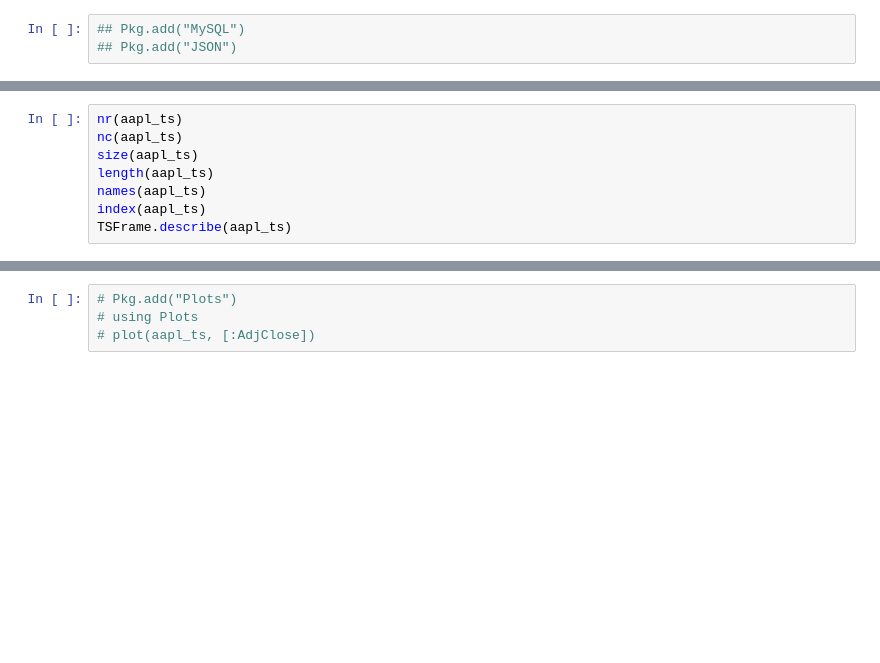
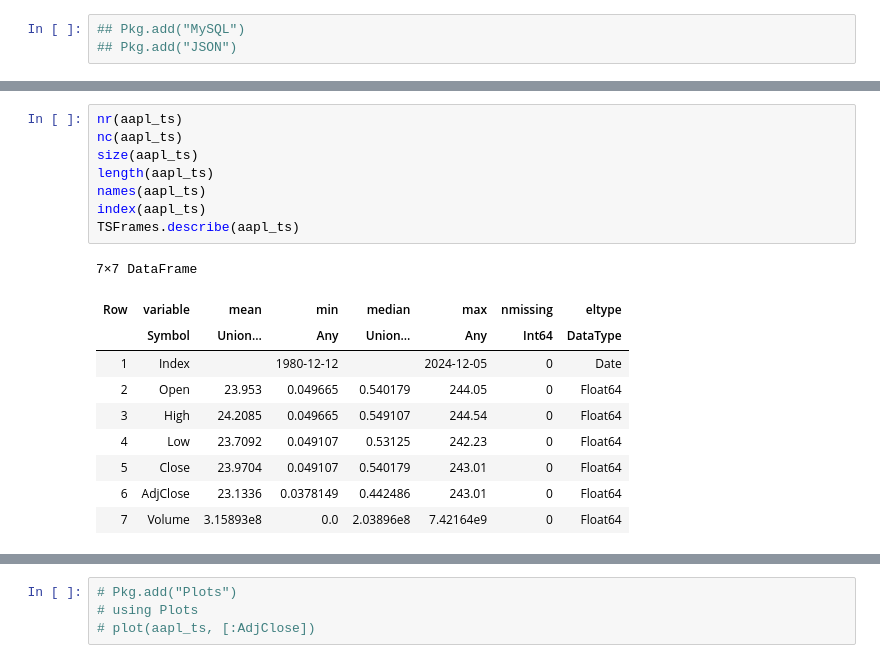
Before and after one commit to xKDR/Julia-Workshop, a Jupyter notebook: DataStructuresForSpeed.ipynb, the cells around one changed output, grey strips where cells are left out. Drawn from its saved outputs; the diff is of its cells as text; blank space fills up the shorter version.

```diff
--- a/DataStructuresForSpeed.ipynb
+++ b/DataStructuresForSpeed.ipynb
@@ -230,11 +453,22 @@ aapl_ts = CSV.read("aapl.csv", TSFrame)
 # %%
 nr(aapl_ts)
 nc(aapl_ts)
 size(aapl_ts)
 length(aapl_ts)
 names(aapl_ts)
 index(aapl_ts)
-TSFrame.describe(aapl_ts)
+TSFrames.describe(aapl_ts)
+# %% [output]
+7×7 DataFrame
+| Row | variable | mean | min | median | max | nmissing | eltype |
+|  | Symbol | Union… | Any | Union… | Any | Int64 | DataType |
+| 1 | Index |  | 1980-12-12 |  | 2024-12-05 | 0 | Date |
+| 2 | Open | 23.953 | 0.049665 | 0.540179 | 244.05 | 0 | Float64 |
+| 3 | High | 24.2085 | 0.049665 | 0.549107 | 244.54 | 0 | Float64 |
+| 4 | Low | 23.7092 | 0.049107 | 0.53125 | 242.23 | 0 | Float64 |
+| 5 | Close | 23.9704 | 0.049107 | 0.540179 | 243.01 | 0 | Float64 |
+| 6 | AdjClose | 23.1336 | 0.0378149 | 0.442486 | 243.01 | 0 | Float64 |
+| 7 | Volume | 3.15893e8 | 0.0 | 2.03896e8 | 7.42164e9 | 0 | Float64 |
 # %%
 aapl_ts[1]
 aapl_ts[2, 1]
```
Also changed, not shown: parts of 31 cells of this notebook.
